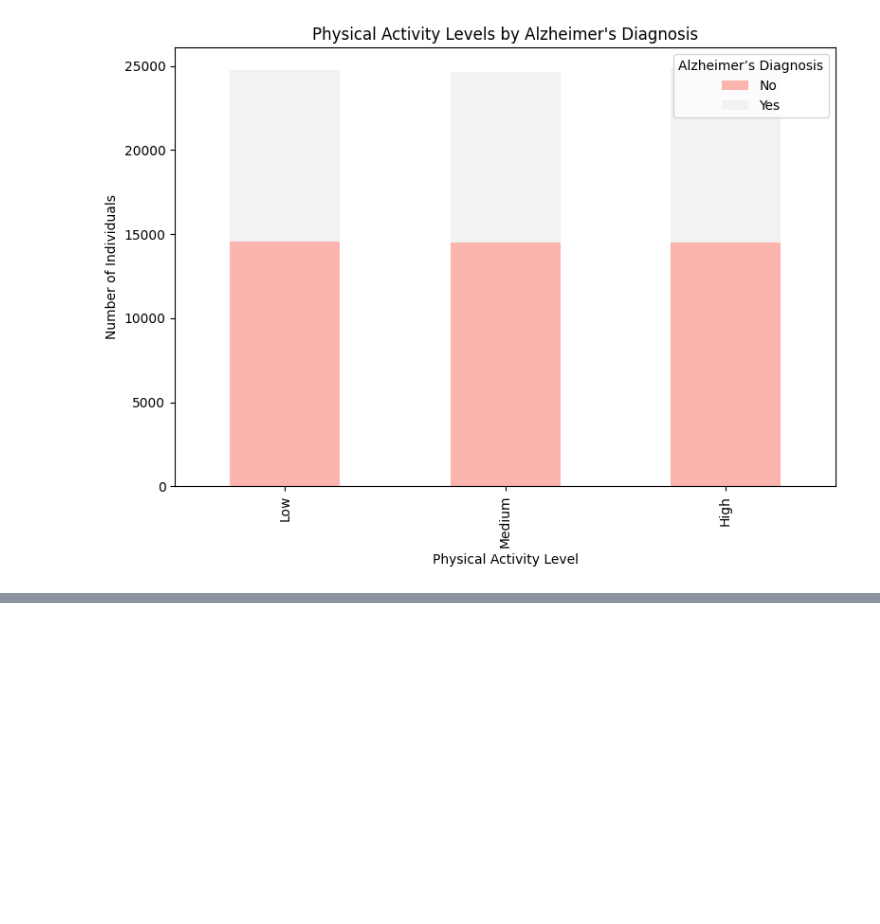
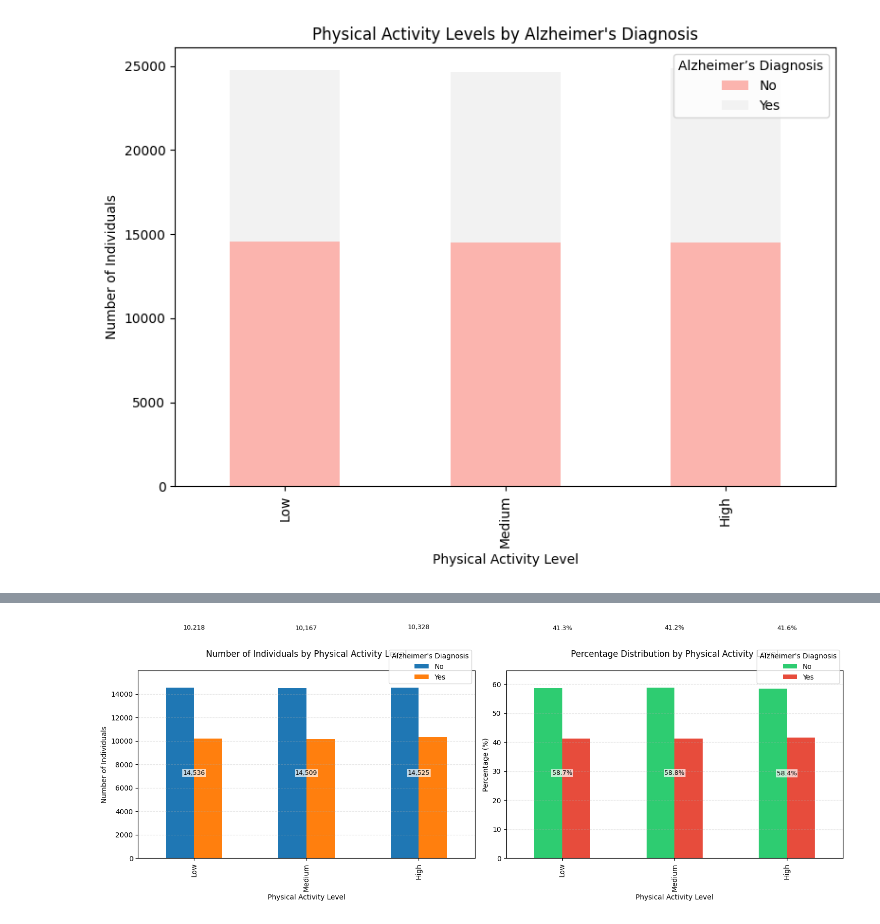
Before and after one commit to Shivsgithubb/ALZHEIMER-S, a Jupyter notebook: analysis/Lifestyle_and_health_factors.ipynb, the cells around one changed output, grey strips where cells are left out. Cells and saved outputs as stored; diff of their text form; code cells hidden in the pictures; blank space fills up the shorter version.

```diff
--- a/analysis/Lifestyle_and_health_factors.ipynb
+++ b/analysis/Lifestyle_and_health_factors.ipynb
@@ -105,0 +106,78 @@ plt.bar_label
+# %%
+# Calculate percentages for each activity level
+activity_percentages = pd.DataFrame()
+for level in ['Low', 'Medium', 'High']:
+    total = activity_ct.loc[level, 'No'] + activity_ct.loc[level, 'Yes']
+    activity_percentages.loc[level, 'No (%)'] = (activity_ct.loc[level, 'No'] / total) * 100
+    activity_percentages.loc[level, 'Yes (%)'] = (activity_ct.loc[level, 'Yes'] / total) * 100
+
+# Create figure with two subplots side by side
+fig, (ax1, ax2) = plt.subplots(1, 2, figsize=(15, 6))
+
+# Plot 1: Count of individuals
+bars1 = activity_ct.plot(kind='bar', ax=ax1)
+ax1.set_title('Number of Individuals by Physical Activity Level', pad=20)
+ax1.set_xlabel('Physical Activity Level')
+ax1.set_ylabel('Number of Individuals')
+
+# Add value labels on the bars for count plot
+for i in range(len(activity_ct)):
+    for j in range(len(activity_ct.columns)):
+        height = activity_ct.iloc[i, j]
+        # Calculate position for the label
+        if j == 0:  # First bar (No)
+            y_pos = height / 2
+        else:  # Second bar (Yes)
+            y_pos = activity_ct.iloc[i, 0] + (height / 2)
+        # Format large numbers with commas
+        ax1.text(i, y_pos, f'{height:,}',
+                ha='center', va='center',
+                fontsize=9,
+                bbox=dict(facecolor='white',
+                         edgecolor='none',
+                         alpha=0.7,
+                         pad=1))
+
+# Plot 2: Percentage distribution
+colors = ['#2ecc71', '#e74c3c']  # Green for No, Red for Yes
+bars2 = activity_percentages.plot(kind='bar', ax=ax2, color=colors)
+ax2.set_title('Percentage Distribution by Physical Activity Level', pad=20)
+ax2.set_xlabel('Physical Activity Level')
+ax2.set_ylabel('Percentage (%)')
+
+# Add percentage labels on the bars
+for i in range(len(activity_percentages)):
+    cumsum = 0  # Keep track of the cumulative sum for stacking
+    for j in range(len(activity_percentages.columns)):
+        percentage = activity_percentages.iloc[i, j]
+        # Calculate position for the label
+        y_pos = cumsum + (percentage / 2)
+        cumsum += percentage
+        # Add white background to percentage labels
+        ax2.text(i, y_pos, f'{percentage:.1f}%',
+                ha='center', va='center',
+                fontsize=9,
+                bbox=dict(facecolor='white',
+                         edgecolor='none',
+                         alpha=0.7,
+                         pad=1))
+
+# Customize both plots
+for ax in [ax1, ax2]:
+    ax.legend(title="Alzheimer's Diagnosis", labels=["No", "Yes"],
+             loc='upper right', bbox_to_anchor=(1, 1.13))
+    ax.grid(axis='y', linestyle='--', alpha=0.3)
+    # Adjust y-axis to leave room for labels
+    ax.margins(y=0.1)
+
+plt.tight_layout()
+plt.show()
+
+# Print summary statistics
+print("\nSummary of Physical Activity Levels and Alzheimer's Diagnosis:")
+print("\nRaw Numbers:")
+print(activity_ct)
+print("\nPercentages:")
+print(activity_percentages.round(1))
+# %% [output]
+[figure, added]
```
Also changed, not shown: parts of 7 cells of this notebook, 1 other file.
